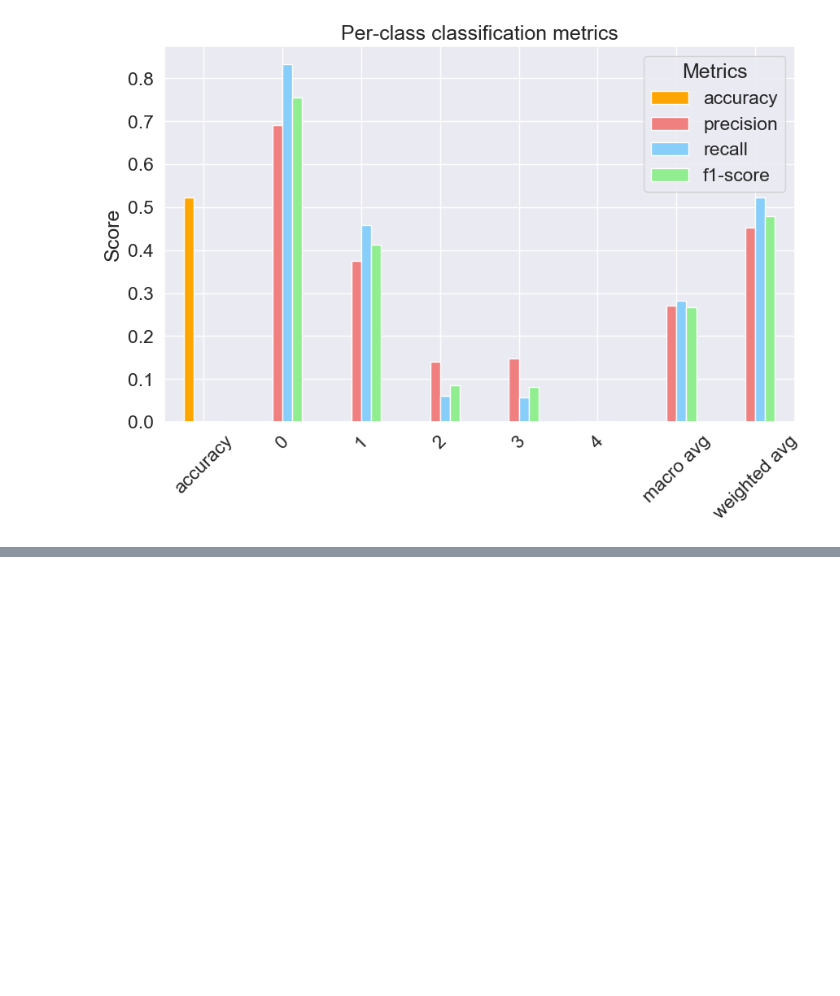
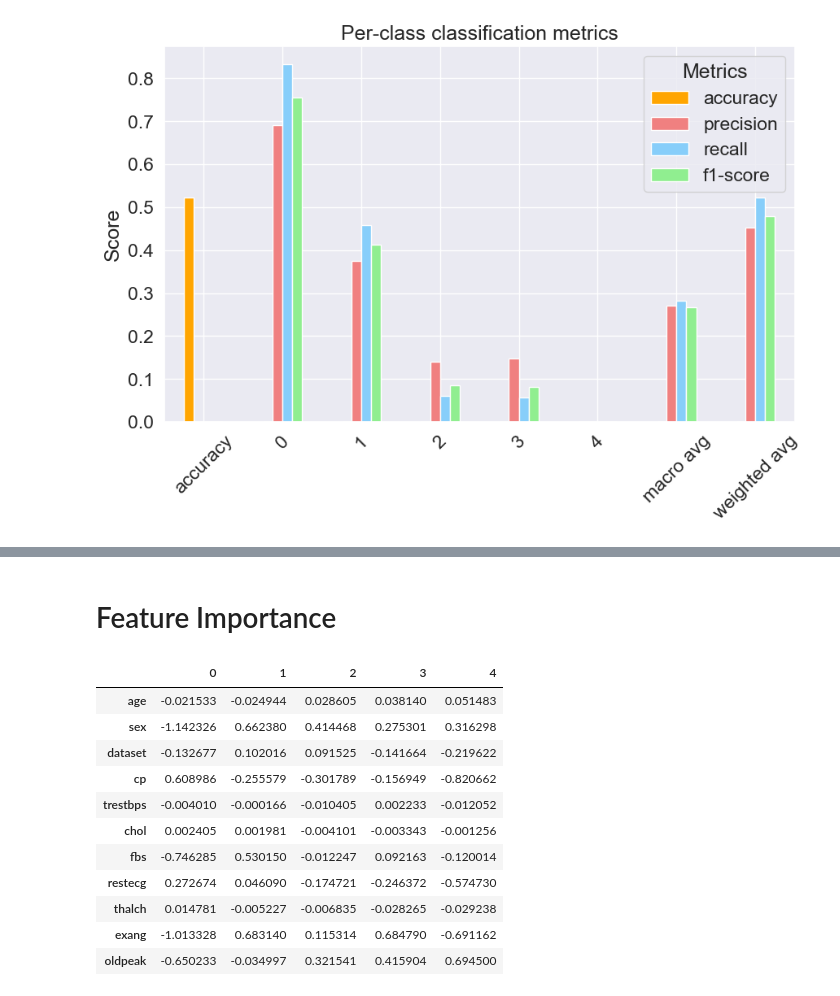
Before and after one commit to Mohamad-Namaki/Classification-Project-UCI-Heart-Disease, a Jupyter notebook: Classification Project - UCI Heart Disease/Project.ipynb, the cells around one changed output, grey strips where cells are left out. Drawn from its saved outputs; the diff is of its cells as text; code cells hidden in the pictures; blank space fills up the shorter version.

```diff
--- a/Project.ipynb
+++ b/Classification Project - UCI Heart Disease/Project.ipynb
@@ -534,0 +547,20 @@ plt.show()
+# %% [markdown]
+# Feature Importance
+# %%
+clf.fit(x_train, y_train)
+
+feature_df = pd.DataFrame(clf.coef_, columns=x.columns).T
+feature_df
+# %% [output]
+|  | 0 | 1 | 2 | 3 | 4 |
+| age | -0.021533 | -0.024944 | 0.028605 | 0.038140 | 0.051483 |
+| sex | -1.142326 | 0.662380 | 0.414468 | 0.275301 | 0.316298 |
+| dataset | -0.132677 | 0.102016 | 0.091525 | -0.141664 | -0.219622 |
+| cp | 0.608986 | -0.255579 | -0.301789 | -0.156949 | -0.820662 |
+| trestbps | -0.004010 | -0.000166 | -0.010405 | 0.002233 | -0.012052 |
+| chol | 0.002405 | 0.001981 | -0.004101 | -0.003343 | -0.001256 |
+| fbs | -0.746285 | 0.530150 | -0.012247 | 0.092163 | -0.120014 |
+| restecg | 0.272674 | 0.046090 | -0.174721 | -0.246372 | -0.574730 |
+| thalch | 0.014781 | -0.005227 | -0.006835 | -0.028265 | -0.029238 |
+| exang | -1.013328 | 0.683140 | 0.115314 | 0.684790 | -0.691162 |
+| oldpeak | -0.650233 | -0.034997 | 0.321541 | 0.415904 | 0.694500 |
```
Also changed, not shown: parts of 3 cells of this notebook, 2 other files.
